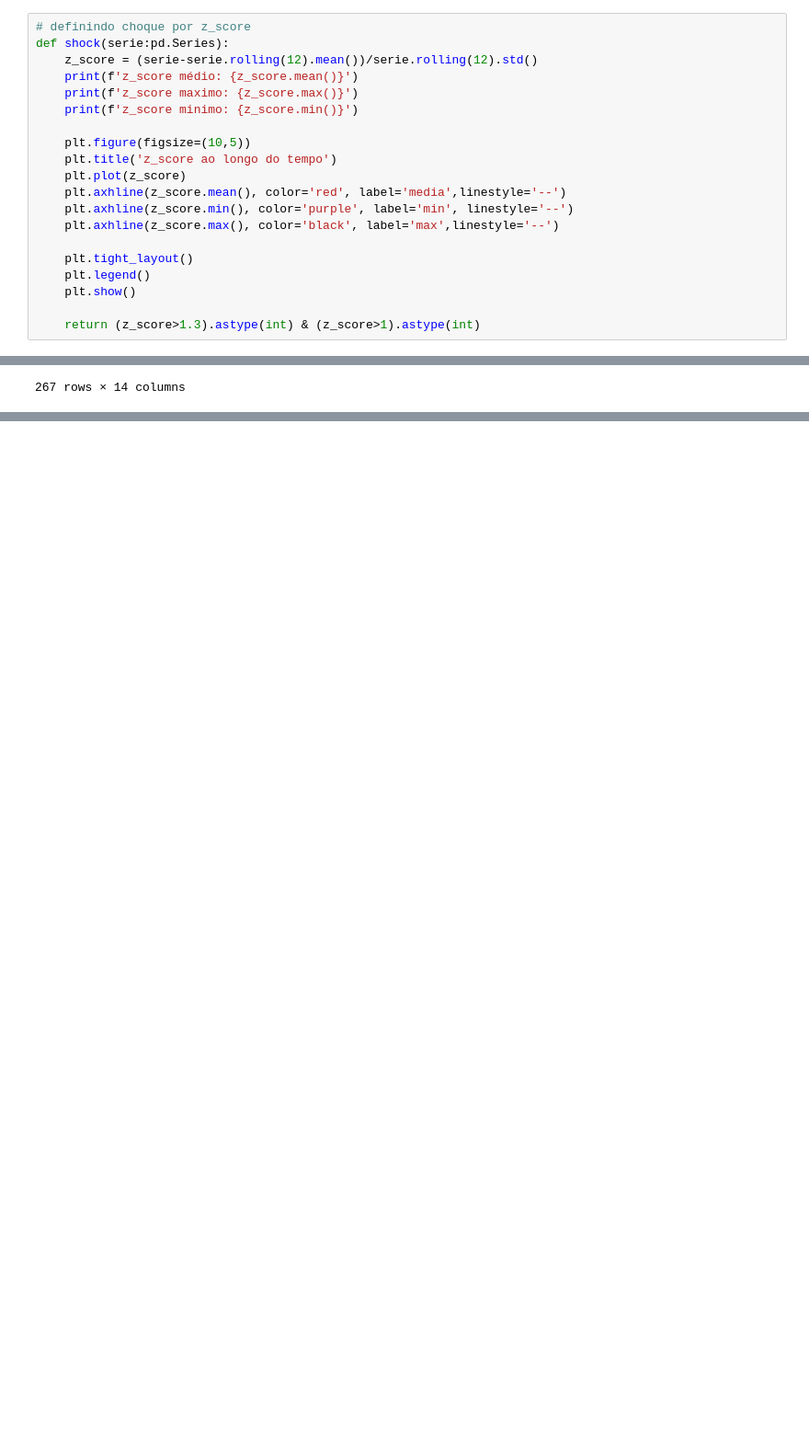
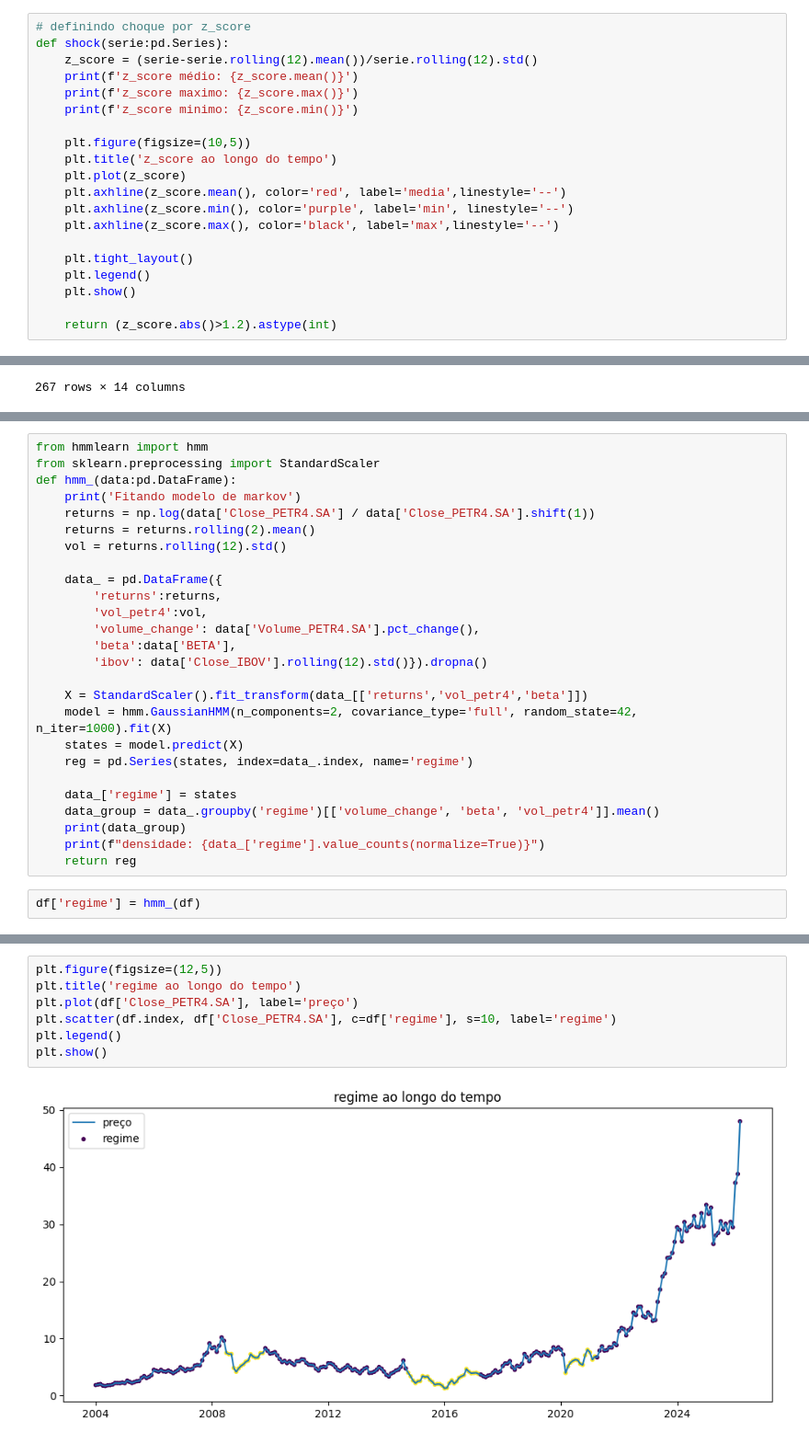
Before and after one commit to WesleySouza13/oil-price-shock-analysis, a Jupyter notebook: notebooks/01_time_series.ipynb, the cells around one changed output, grey strips where cells are left out. Shown at 92% size. Drawn from its saved outputs; the diff is of its cells as text; blank space fills up the shorter version.

Commit message:
separando regimes com HMM

```diff
--- a/notebooks/01_time_series.ipynb
+++ b/notebooks/01_time_series.ipynb
@@ -559,7 +528,7 @@ def shock(serie:pd.Series):
     plt.legend()
     plt.show()
 
-    return (z_score>1.3).astype(int) & (z_score>1).astype(int)
+    return (z_score.abs()>1.2).astype(int)
 # %%
 df['shock'] = shock(df['BETA'])
 # %% [output]
@@ -632,0 +643,28 @@ Index(['Produção de derivados de petróleo',
+# %%
+from hmmlearn import hmm
+from sklearn.preprocessing import StandardScaler
+def hmm_(data:pd.DataFrame):
+    print('Fitando modelo de markov')
+    returns = np.log(data['Close_PETR4.SA'] / data['Close_PETR4.SA'].shift(1))
+    returns = returns.rolling(2).mean()
+    vol = returns.rolling(12).std()
+
+    data_ = pd.DataFrame({
+        'returns':returns,
+        'vol_petr4':vol,
+        'volume_change': data['Volume_PETR4.SA'].pct_change(),
+        'beta':data['BETA'],
+        'ibov': data['Close_IBOV'].rolling(12).std()}).dropna()
+
+    X = StandardScaler().fit_transform(data_[['returns','vol_petr4','beta']])
+    model = hmm.GaussianHMM(n_components=2, covariance_type='full', random_state=42, n_iter=1000).fit(X)
+    states = model.predict(X)
+    reg = pd.Series(states, index=data_.index, name='regime')
+
+    data_['regime'] = states
+    data_group = data_.groupby('regime')[['volume_change', 'beta', 'vol_petr4']].mean()
+    print(data_group)
+    print(f"densidade: {data_['regime'].value_counts(normalize=True)}")
+    return reg
+# %%
+df['regime'] = hmm_(df)
@@ -632,0 +699,9 @@ Index(['Produção de derivados de petróleo',
+# %%
+plt.figure(figsize=(12,5))
+plt.title('regime ao longo do tempo')
+plt.plot(df['Close_PETR4.SA'], label='preço')
+plt.scatter(df.index, df['Close_PETR4.SA'], c=df['regime'], s=10, label='regime')
+plt.legend()
+plt.show()
+# %% [output]
+[figure, added]
```
Also changed, not shown: parts of 18 cells of this notebook, 3 other files.
